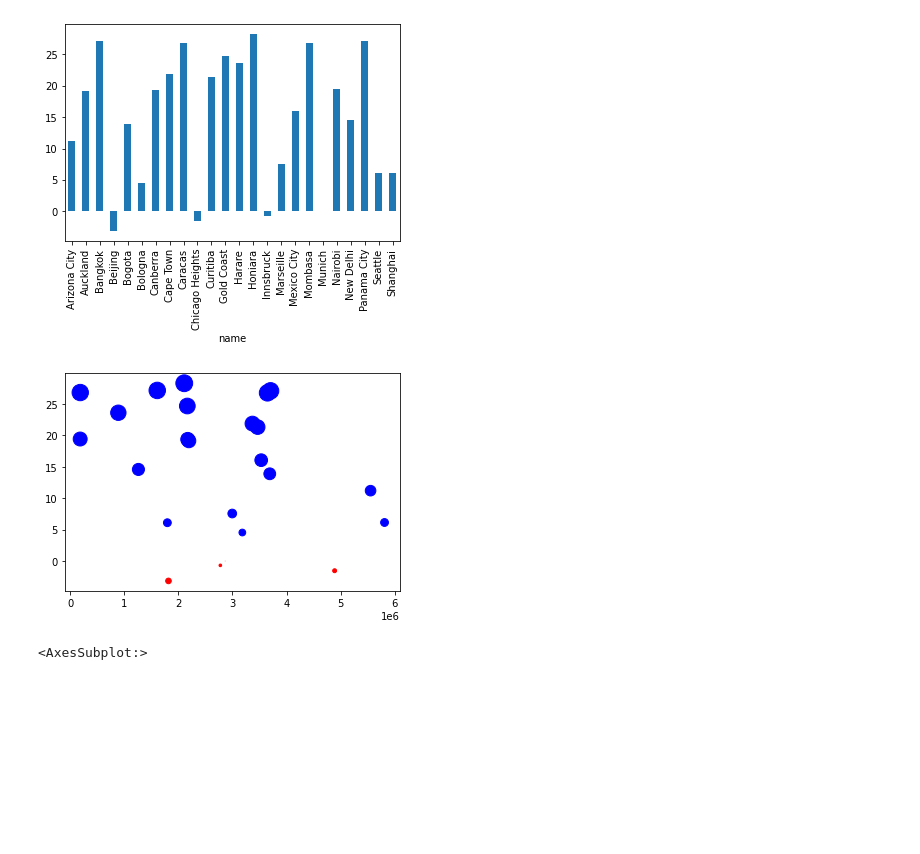
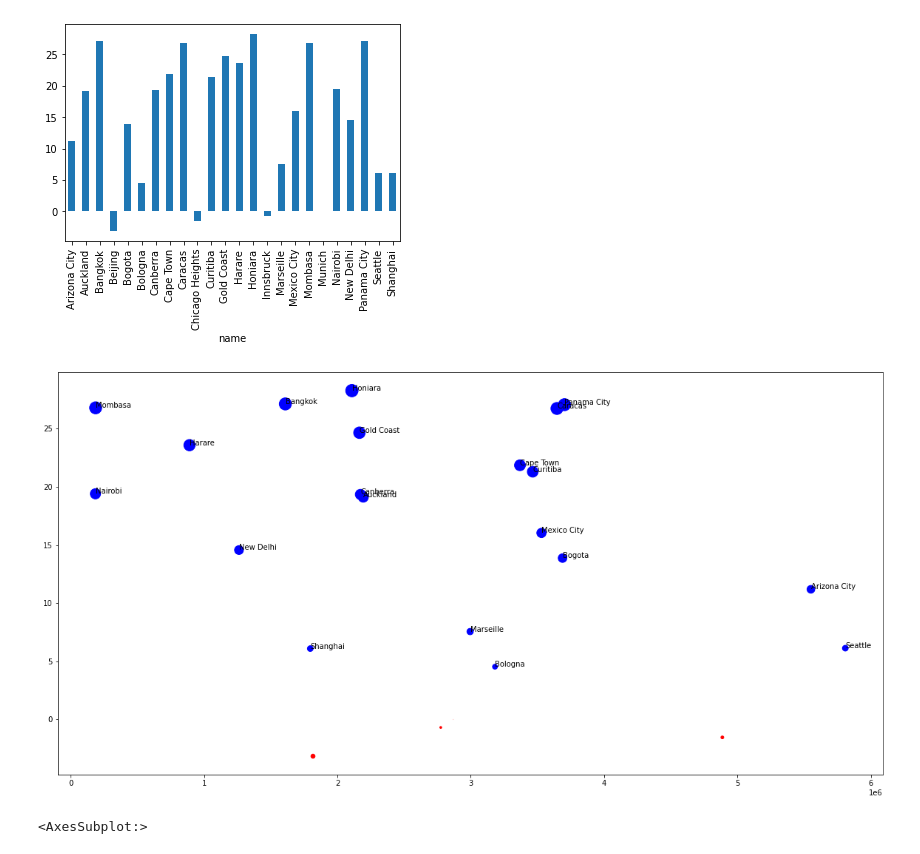
Before and after one commit to arindam31/CityWeatherAnalytics, a Jupyter notebook: Geo.ipynb, the cells around one changed output. Cells and saved outputs as stored; diff of their text form; code cells hidden in the pictures; blank space fills up the shorter version.

Commit message:
[Notebook] City names shown with scatter plot circles.Reg plot with seaborn added

```diff
--- a/Geo.ipynb
+++ b/Geo.ipynb
@@ -70,21 +61,26 @@ df_mean_values_cities['mean_temp'].plot.bar()
 # %%
 # Average value for the MEAN temp for each location.
 
+city_name = df_city[['city_id', 'name']]
 df_mean_values_cities.dropna()
-fig = plt.figure()
+fig = plt.figure(figsize=(20,10))
 ax = fig.add_subplot(1, 1, 1)
 df_mean_values_cities_positive = df_mean_values_cities[df_mean_values_cities.mean_temp > 0]
 df_mean_values_cities_negative = df_mean_values_cities[df_mean_values_cities.mean_temp < 0]
 ax.scatter(df_mean_values_cities_positive.city_id,
            df_mean_values_cities_positive.mean_temp,
            color='b',
            s=df_mean_values_cities_positive['mean_temp']* 10)
 ax.scatter(df_mean_values_cities_negative.city_id,
-            df_mean_values_cities_negative.mean_temp, color='r', s=df_mean_values_cities_negative['mean_temp']*-10);
+            df_mean_values_cities_negative.mean_temp, color='r', s=df_mean_values_cities_negative['mean_temp']*-10)
+
+for key, row in df_mean_values_cities_positive.iterrows():
+    _city_name = city_name.loc[city_name['city_id'] == row['city_id']]['name'].all()
+    ax.annotate(_city_name, xy=(row['city_id'], row['mean_temp']))
 ax.autoscale()
 plt.show()
 # %% [output]
-[figure, old version]
+[figure, new version]
 # %%
 # Relation between MEAN temperature and Altitude.
 
```
Also changed, not shown: parts of 3 cells of this notebook, 1 other file.
